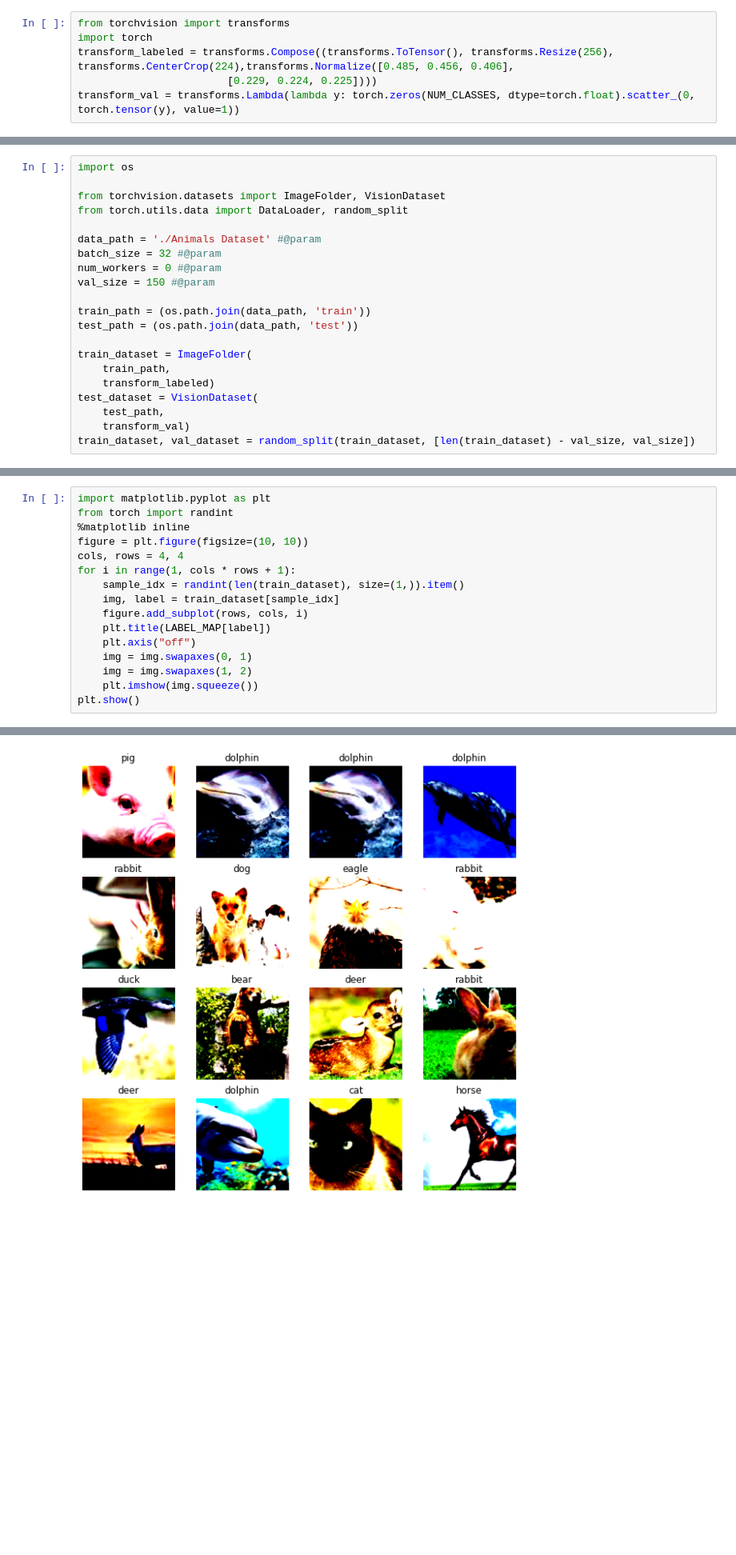
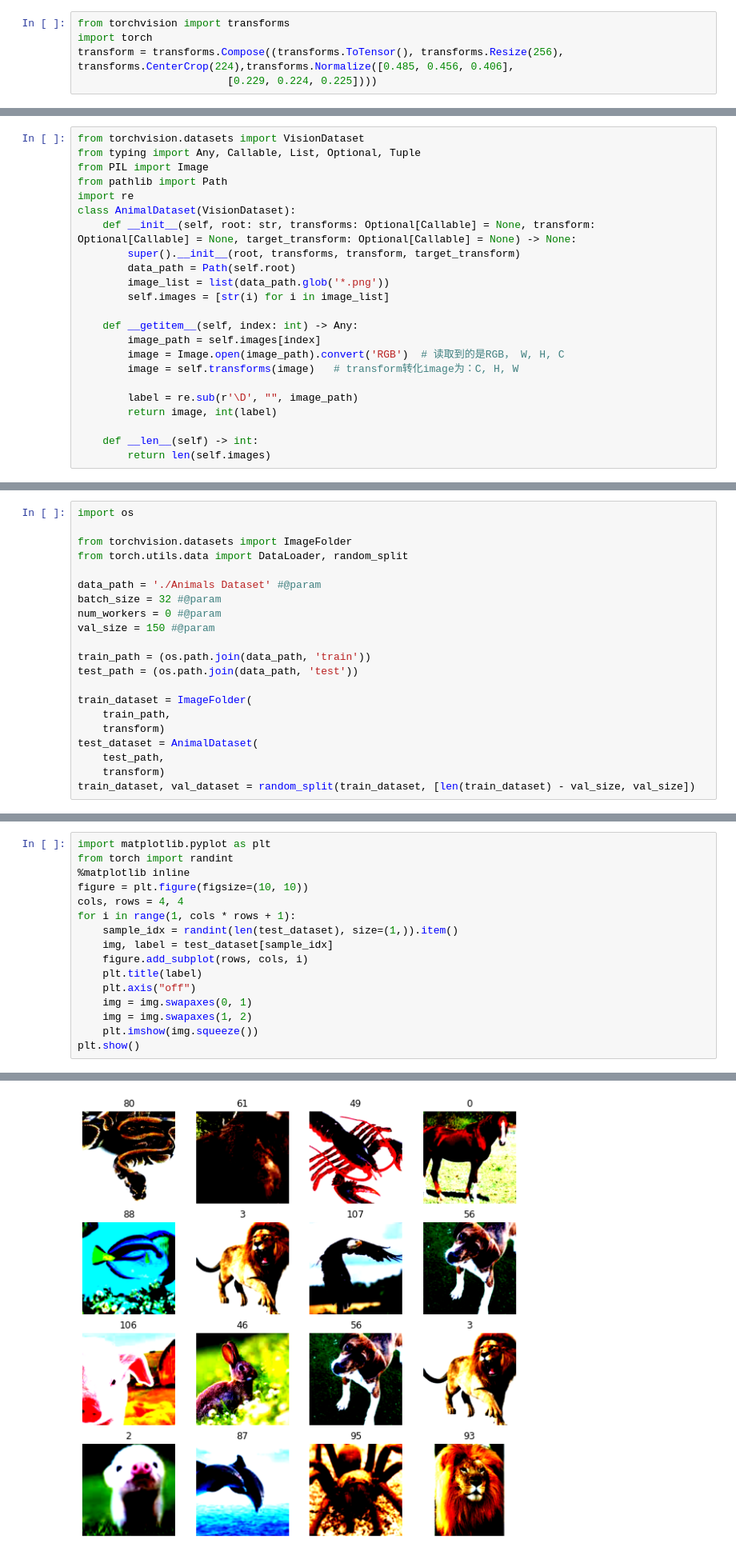
Before and after one commit to NightingaleCen/Animal-Classification, a Jupyter notebook: 动物分类.ipynb, the cells around one changed output, grey strips where cells are left out. Shown: that part at 80% size. Saved outputs shown, nothing was run; the diff lists cells and outputs as text; blank space fills up the shorter version.

```diff
--- a/动物分类.ipynb
+++ b/动物分类.ipynb
@@ -45,6 +45,5 @@ LABEL_MAP = {
 # %%
 from torchvision import transforms
 import torch
-transform_labeled = transforms.Compose((transforms.ToTensor(), transforms.Resize(256), transforms.CenterCrop(224),transforms.Normalize([0.485, 0.456, 0.406],
+transform = transforms.Compose((transforms.ToTensor(), transforms.Resize(256), transforms.CenterCrop(224),transforms.Normalize([0.485, 0.456, 0.406],
                         [0.229, 0.224, 0.225])))
-transform_val = transforms.Lambda(lambda y: torch.zeros(NUM_CLASSES, dtype=torch.float).scatter_(0, torch.tensor(y), value=1))
@@ -51,9 +52,32 @@ transform_val = transforms.Lambda(lambda y: torch.zeros(NUM_CLASSES, dtype=torch
+# %%
+from torchvision.datasets import VisionDataset
+from typing import Any, Callable, List, Optional, Tuple
+from PIL import Image
+from pathlib import Path
+import re
+class AnimalDataset(VisionDataset):
+    def __init__(self, root: str, transforms: Optional[Callable] = None, transform: Optional[Callable] = None, target_transform: Optional[Callable] = None) -> None:
+        super().__init__(root, transforms, transform, target_transform)
+        data_path = Path(self.root)
+        image_list = list(data_path.glob('*.png'))
+        self.images = [str(i) for i in image_list]
+
+    def __getitem__(self, index: int) -> Any:
+        image_path = self.images[index]
+        image = Image.open(image_path).convert('RGB')  # 读取到的是RGB， W, H, C
+        image = self.transforms(image)   # transform转化image为：C, H, W
+
+        label = re.sub(r'\D', "", image_path)
+        return image, int(label)
+
+    def __len__(self) -> int:
+        return len(self.images)
 # %% [markdown]
 将训练、测试集读入 DataLoader
 # %%
 import os
 
-from torchvision.datasets import ImageFolder, VisionDataset
+from torchvision.datasets import ImageFolder
 from torch.utils.data import DataLoader, random_split
 
 data_path = './Animals Dataset' #@param
@@ -66,47 +90,47 @@ test_path = (os.path.join(data_path, 'test'))
 
 train_dataset = ImageFolder(
     train_path,
-    transform_labeled)
-test_dataset = VisionDataset(
+    transform)
+test_dataset = AnimalDataset(
     test_path,
-    transform_val)
+    transform)
 train_dataset, val_dataset = random_split(train_dataset, [len(train_dataset) - val_size, val_size])
 # %% [markdown]
 随机挑选16张图片测试数据读入是否顺利
 # %%
 import matplotlib.pyplot as plt
 from torch import randint
 %matplotlib inline
 figure = plt.figure(figsize=(10, 10))
 cols, rows = 4, 4
 for i in range(1, cols * rows + 1):
-    sample_idx = randint(len(train_dataset), size=(1,)).item()
-    img, label = train_dataset[sample_idx]
+    sample_idx = randint(len(test_dataset), size=(1,)).item()
+    img, label = test_dataset[sample_idx]
     figure.add_subplot(rows, cols, i)
-    plt.title(LABEL_MAP[label])
+    plt.title(label)
     plt.axis("off")
     img = img.swapaxes(0, 1)
     img = img.swapaxes(1, 2)
     plt.imshow(img.squeeze())
 plt.show()
 # %% [output]
 Clipping input data to the valid range for imshow with RGB data ([0..1] for floats or [0..255] for integers).
 Clipping input data to the valid range for imshow with RGB data ([0..1] for floats or [0..255] for integers).
 Clipping input data to the valid range for imshow with RGB data ([0..1] for floats or [0..255] for integers).
 Clipping input data to the valid range for imshow with RGB data ([0..1] for floats or [0..255] for integers).
 Clipping input data to the valid range for imshow with RGB data ([0..1] for floats or [0..255] for integers).
 Clipping input data to the valid range for imshow with RGB data ([0..1] for floats or [0..255] for integers).
 Clipping input data to the valid range for imshow with RGB data ([0..1] for floats or [0..255] for integers).
 Clipping input data to the valid range for imshow with RGB data ([0..1] for floats or [0..255] for integers).
 Clipping input data to the valid range for imshow with RGB data ([0..1] for floats or [0..255] for integers).
 Clipping input data to the valid range for imshow with RGB data ([0..1] for floats or [0..255] for integers).
 Clipping input data to the valid range for imshow with RGB data ([0..1] for floats or [0..255] for integers).
 Clipping input data to the valid range for imshow with RGB data ([0..1] for floats or [0..255] for integers).
 Clipping input data to the valid range for imshow with RGB data ([0..1] for floats or [0..255] for integers).
 Clipping input data to the valid range for imshow with RGB data ([0..1] for floats or [0..255] for integers).
 Clipping input data to the valid range for imshow with RGB data ([0..1] for floats or [0..255] for integers).
 Clipping input data to the valid range for imshow with RGB data ([0..1] for floats or [0..255] for integers).
-[figure, old version]
+[figure, new version]
 # %% [markdown]
 ## 建立模型
 # %% [markdown]
```
Also changed, not shown: parts of 4 cells of this notebook.
